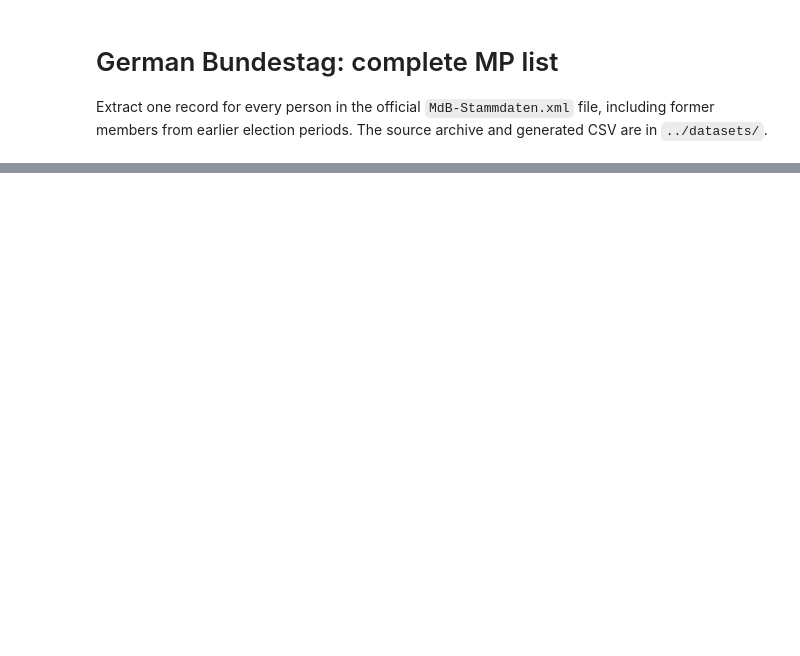
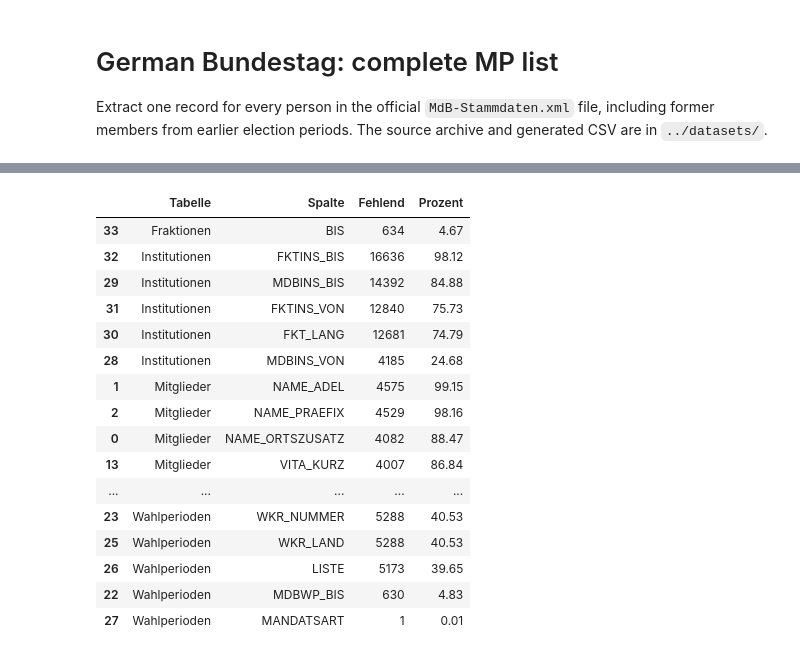
Before and after one commit to saiboT-Damaske/the-big-parliament-members-analysis, a Jupyter notebook: german-bundestag/code/german_bundestag_all_mps.ipynb, the cells around one changed output, grey strips where cells are left out. Saved outputs shown, nothing was run; the diff lists cells and outputs as text; code cells hidden in the pictures; blank space fills up the shorter version.

```diff
--- a/german-bundestag/code/german_bundestag_all_mps.ipynb
+++ b/german-bundestag/code/german_bundestag_all_mps.ipynb
@@ -63,0 +174,19 @@ all_mps.head()
+# %%
+tables = {
+    "Mitglieder": all_mps,
+    "Namen": names_df,
+    "Wahlperioden": terms,
+    "Institutionen": inst,
+    "Fraktionen": factions,
+}
+
+overview = pd.DataFrame([
+    {
+        "Tabelle": name,
+        "Zeilen": len(frame),
+        "Spalten": len(frame.columns),
+        "Spaltennamen": ", ".join(frame.columns),
+    }
+    for name, frame in tables.items()
+])
+display(overview)
@@ -63,0 +200,35 @@ all_mps.head()
+# %%
+missing_rows = []
+for table_name, frame in tables.items():
+    missing_counts = frame.isna().sum()
+    for column, count in missing_counts[missing_counts > 0].items():
+        missing_rows.append({
+            "Tabelle": table_name,
+            "Spalte": column,
+            "Fehlend": int(count),
+            "Prozent": round(count / len(frame) * 100, 2),
+        })
+
+missing_summary = pd.DataFrame(missing_rows)
+if missing_summary.empty:
+    print("Keine fehlenden Werte in den f?nf Tabellen.")
+else:
+    display(missing_summary.sort_values(["Tabelle", "Fehlend"], ascending=[True, False]))
+# %% [output]
+|  | Tabelle | Spalte | Fehlend | Prozent |
+| 33 | Fraktionen | BIS | 634 | 4.67 |
+| 32 | Institutionen | FKTINS_BIS | 16636 | 98.12 |
+| 29 | Institutionen | MDBINS_BIS | 14392 | 84.88 |
+| 31 | Institutionen | FKTINS_VON | 12840 | 75.73 |
+| 30 | Institutionen | FKT_LANG | 12681 | 74.79 |
+| 28 | Institutionen | MDBINS_VON | 4185 | 24.68 |
+| 1 | Mitglieder | NAME_ADEL | 4575 | 99.15 |
+| 2 | Mitglieder | NAME_PRAEFIX | 4529 | 98.16 |
+| 0 | Mitglieder | NAME_ORTSZUSATZ | 4082 | 88.47 |
+| 13 | Mitglieder | VITA_KURZ | 4007 | 86.84 |
+| ... | ... | ... | ... | ... |
+| 23 | Wahlperioden | WKR_NUMMER | 5288 | 40.53 |
+| 25 | Wahlperioden | WKR_LAND | 5288 | 40.53 |
+| 26 | Wahlperioden | LISTE | 5173 | 39.65 |
+| 22 | Wahlperioden | MDBWP_BIS | 630 | 4.83 |
+| 27 | Wahlperioden | MANDATSART | 1 | 0.01 |
```
Also changed, not shown: parts of 11 cells of this notebook, 6 other files.
